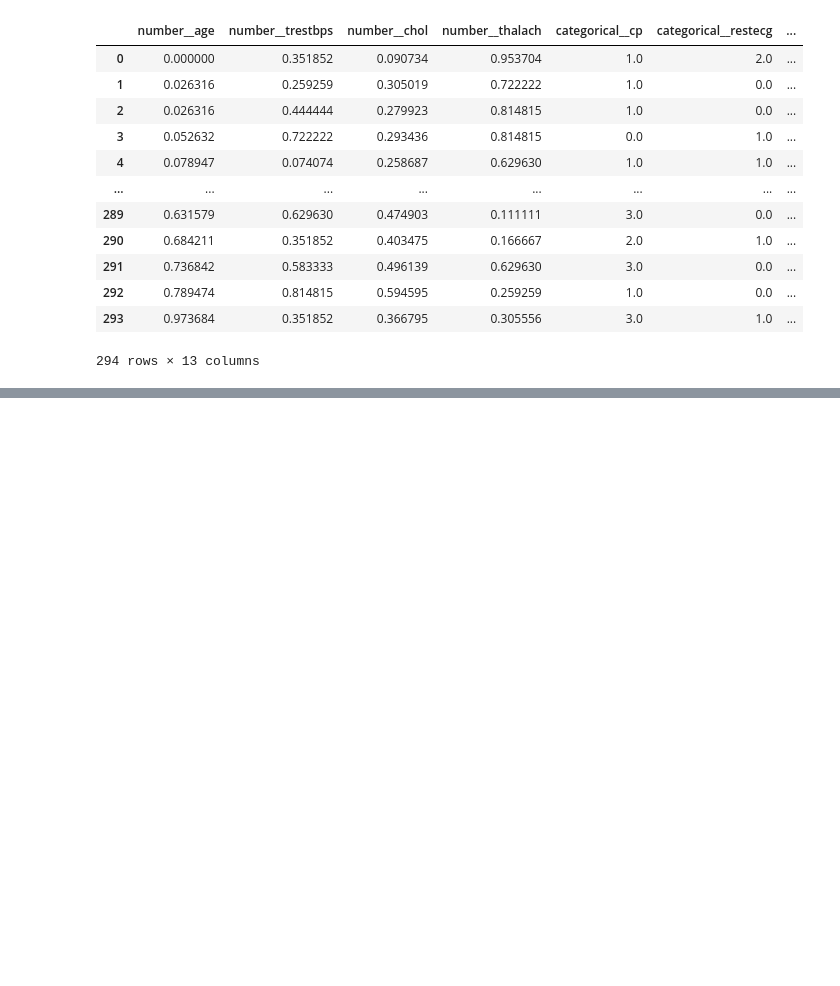
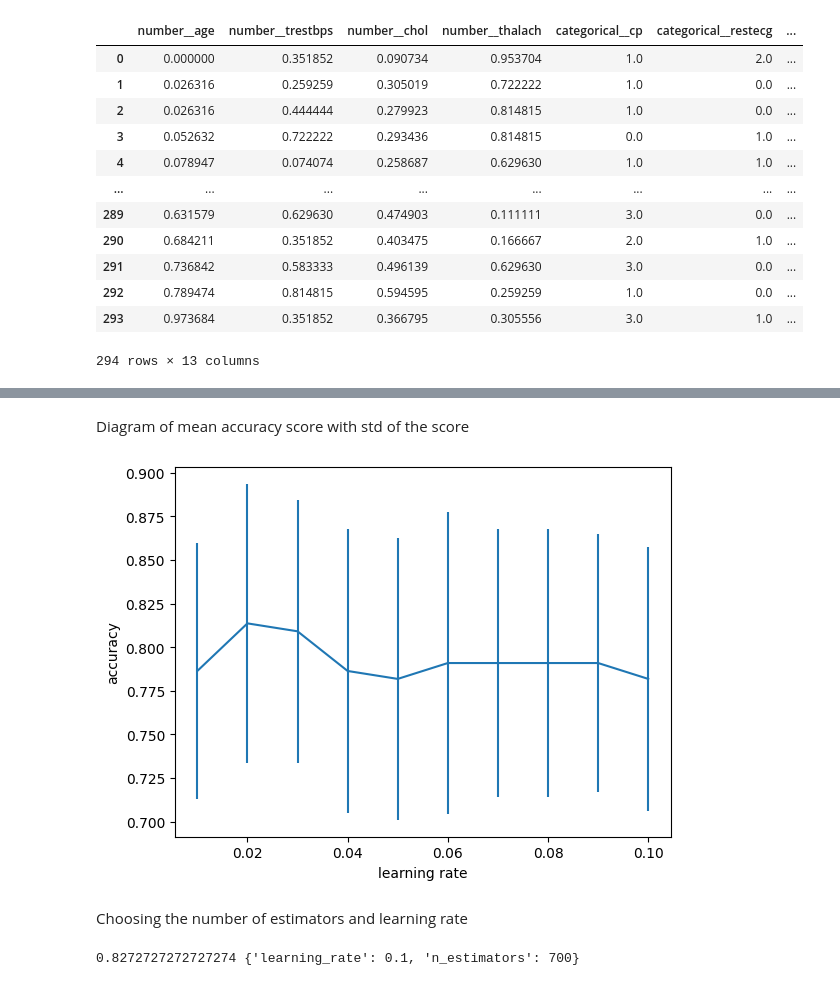
Before and after one commit to mik5owski/heart-disease-prediction-xgboost, a Jupyter notebook: heart.ipynb, the cells around one changed output, grey strips where cells are left out. Drawn from its saved outputs; the diff is of its cells as text; code cells hidden in the pictures; blank space fills up the shorter version.

```diff
--- a/heart.ipynb
+++ b/heart.ipynb
@@ -227,0 +282,27 @@ dataset_processed
+# %% [markdown]
+Diagram of mean accuracy score with std of the score
+# %%
+means = grid_result.cv_results_['mean_test_score']
+stds = grid_result.cv_results_['std_test_score']
+
+plt.errorbar(learning_rate, means, yerr=stds)
+plt.xlabel('learning rate')
+plt.ylabel('accuracy');
+# %% [output]
+[figure, added]
+# %% [markdown]
+Choosing the number of estimators and learning rate
+# %%
+clf_lr_est = xgb.XGBClassifier()
+learning_rate = np.linspace(0.01, 0.1, 5)
+n_estimators = np.arange(100, 2501, 100)
+param_grid = dict(n_estimators=n_estimators,
+                  learning_rate=learning_rate)
+kfold = StratifiedKFold(n_splits=10, shuffle=True)
+
+grid_search = GridSearchCV(clf_lr_est, param_grid=param_grid, scoring='accuracy', n_jobs=-1, cv=kfold)
+grid_result = grid_search.fit(X_train, y_train)
+
+print(grid_result.best_score_, grid_result.best_params_)
+# %% [output]
+0.8272727272727274 {'learning_rate': 0.1, 'n_estimators': 700}
```
Also changed, not shown: parts of 11 cells of this notebook.
